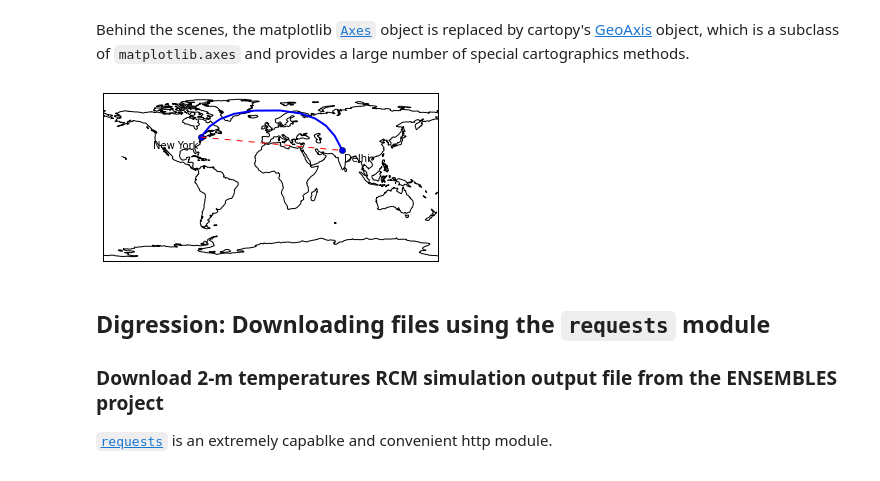
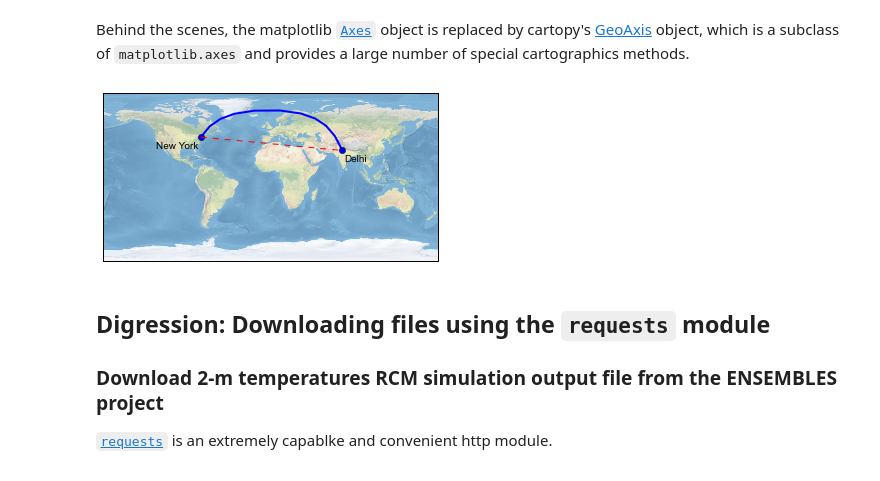
Before and after one commit to hvwaldow/pyws-BE-15-2-26, a Jupyter notebook: ex5/lecture5.ipynb, the cells around one changed output. Cells and saved outputs as stored; diff of their text form; code cells hidden in the pictures.

Commit message:
fixed PIL.Image treatment

```diff
--- a/ex5/lecture5.ipynb
+++ b/ex5/lecture5.ipynb
@@ -77,36 +77,35 @@ Behind the scenes, the matplotlib [`Axes`](http://matplotlib.org/api/axes_api.ht
 ax = plt.axes(projection=ccrs.PlateCarree())
 # show the whole earth
 ax.set_global()
 # ... and plot coastlines
-ax.coastlines()
-
+ax.stock_img()
 ny_lon, ny_lat = -75, 43
 delhi_lon, delhi_lat = 77.23, 28.61
 
 # Objects plotted into GeoAxis can take a "transform" keyword that describes the coordinate system of origin.
 # In a geodetic coordinate system, a line between two points lies on a great circle.
 plt.plot([ny_lon, delhi_lon], [ny_lat, delhi_lat],
          color='blue', linewidth=2, marker='o',
          transform=ccrs.Geodetic(),
          )
 
 # A line in the target coordinates obviously plots as a line ...
 plt.plot([ny_lon, delhi_lon], [ny_lat, delhi_lat],
          color='red', linestyle='--',
          transform=ccrs.PlateCarree(),
          )
 
 plt.text(ny_lon - 3, ny_lat - 12, 'New York',
          horizontalalignment='right',
          transform=ccrs.Geodetic())
 
 plt.text(delhi_lon + 3, delhi_lat - 12, 'Delhi',
          horizontalalignment='left',
          transform=ccrs.Geodetic())
 
 plt.show()
 # %% [output]
-[figure, old version]
+[figure, new version]
 # %% [markdown]
 ## Digression: Downloading files using the `requests` module
 ### Download 2-m temperatures RCM simulation output file from the ENSEMBLES project
```
Also changed, not shown: parts of 3 cells of this notebook.
